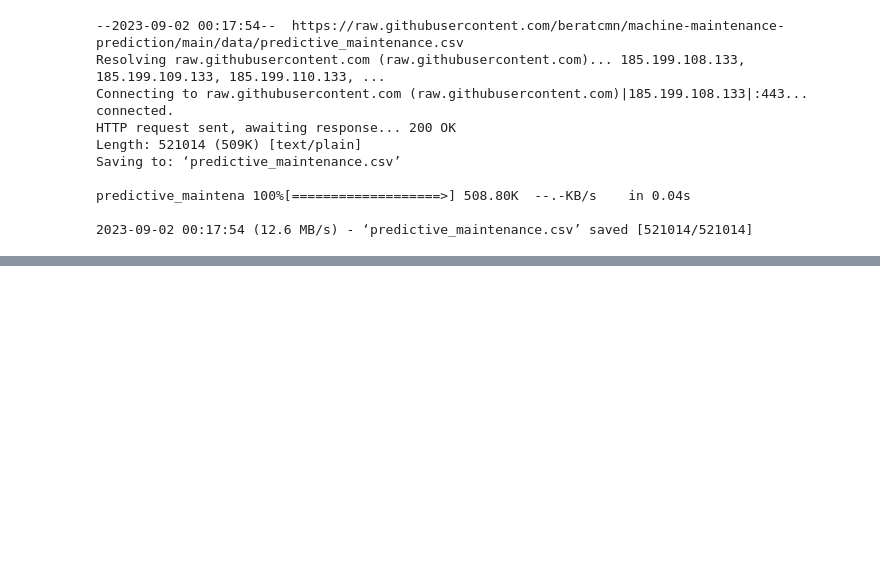
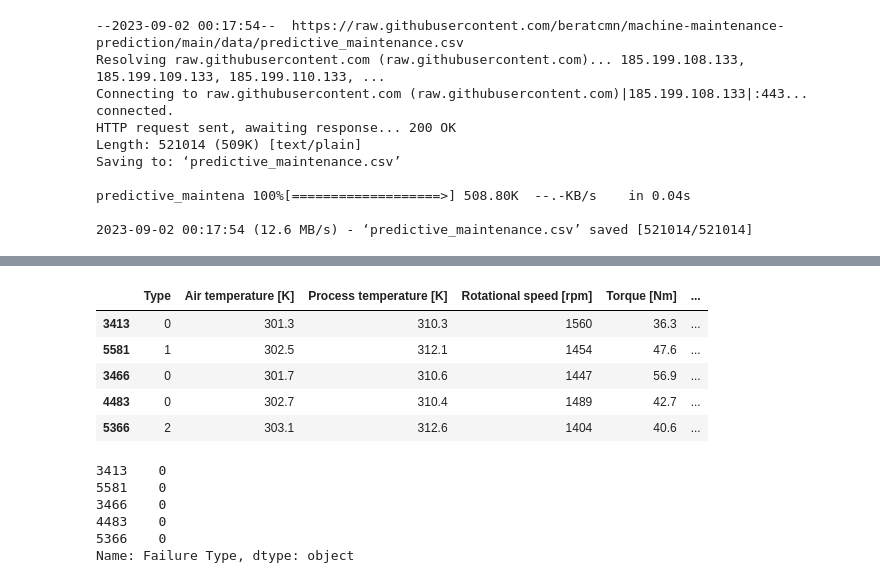
Before and after one commit to beratcmn/machine-maintenance-prediction, a Jupyter notebook: machine_maintenance_prediction.ipynb, the cells around one changed output, grey strips where cells are left out. Cells and saved outputs as stored; diff of their text form; code cells hidden in the pictures; blank space fills up the shorter version.

```diff
--- a/machine_maintenance_prediction.ipynb
+++ b/machine_maintenance_prediction.ipynb
@@ -140,0 +262,23 @@ chart
+# %%
+data = data.sample(frac=1, random_state=36)
+# %%
+X = data.drop(columns=['Failure Type'])
+y = data['Failure Type']
+# %%
+X.head()
+# %% [output]
+|  | Type | Air temperature [K] | Process temperature [K] | Rotational speed [rpm] | Torque [Nm] | ... |
+| 3413 | 0 | 301.3 | 310.3 | 1560 | 36.3 | ... |
+| 5581 | 1 | 302.5 | 312.1 | 1454 | 47.6 | ... |
+| 3466 | 0 | 301.7 | 310.6 | 1447 | 56.9 | ... |
+| 4483 | 0 | 302.7 | 310.4 | 1489 | 42.7 | ... |
+| 5366 | 2 | 303.1 | 312.6 | 1404 | 40.6 | ... |
+# %%
+y.head()
+# %% [output]
+3413    0
+5581    0
+3466    0
+4483    0
+5366    0
+Name: Failure Type, dtype: object
```
Also changed, not shown: parts of 19 cells of this notebook.
